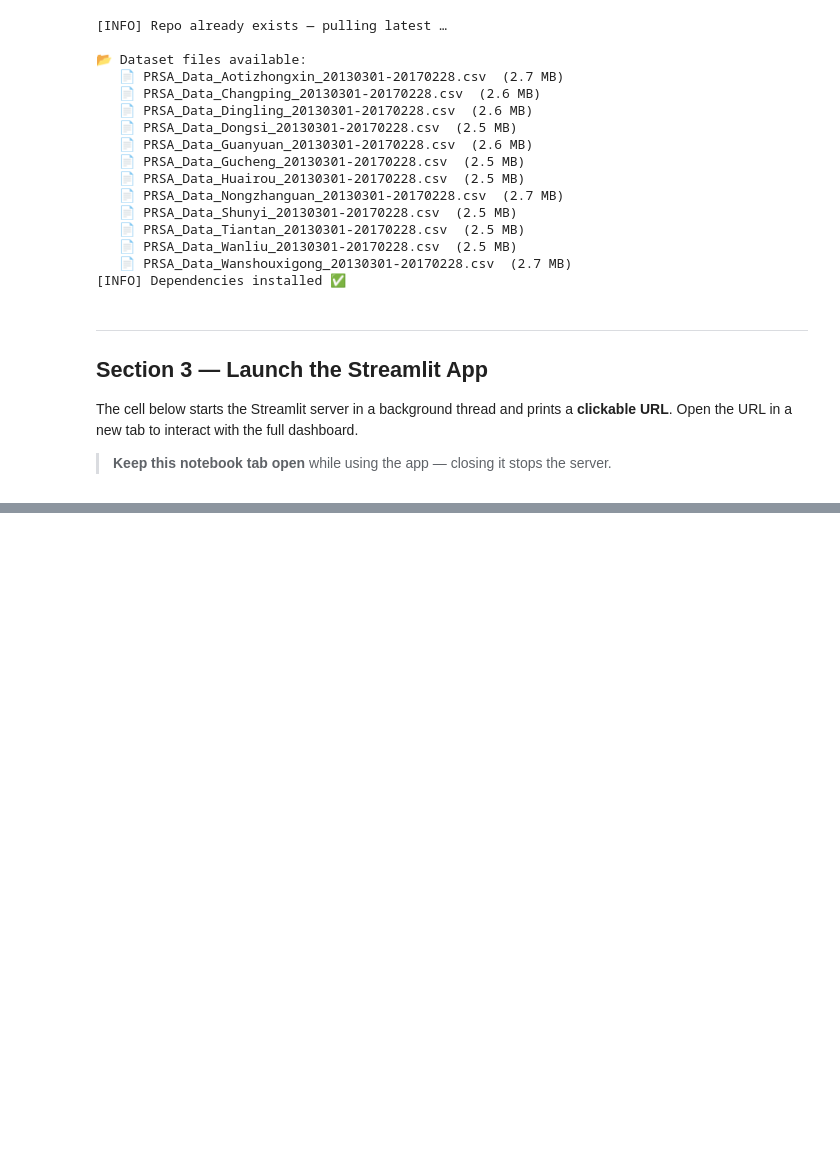
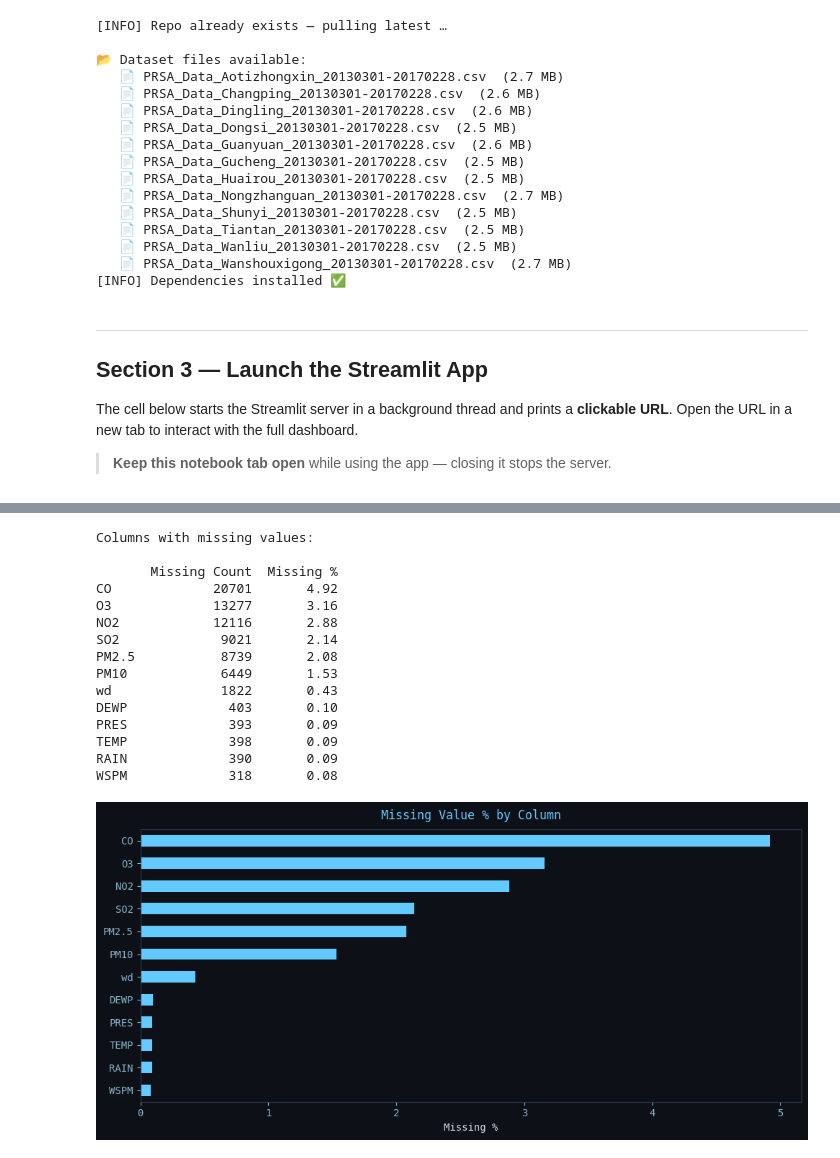
Before and after one commit to Jiyaulhaq1432/Data-Analysis-Air-quality-Analyser-web-app, a Jupyter notebook: Beijing_AQA.ipynb, the cells around one changed output, grey strips where cells are left out. Drawn from its saved outputs; the diff is of its cells as text; code cells hidden in the pictures; blank space fills up the shorter version.

Commit message:
Add data understanding (shape, dtypes, missing values) and preprocessing pipeline

```diff
--- a/Beijing_AQA.ipynb
+++ b/Beijing_AQA.ipynb
@@ -1336,0 +1509,37 @@ else:
+# %%
+# ── Missing values analysis ───────────────────────────────────────────────────
+miss = pd.DataFrame({
+    "Missing Count": df_raw.isnull().sum(),
+    "Missing %":     (df_raw.isnull().mean() * 100).round(2),
+}).query("`Missing Count` > 0").sort_values("Missing %", ascending=False)
+
+if len(miss):
+    print("Columns with missing values:\n")
+    print(miss.to_string())
+
+    fig, ax = plt.subplots(figsize=(10, max(3, len(miss) * 0.4)))
+    miss["Missing %"].plot.barh(ax=ax, color=ACCENT, edgecolor="none")
+    ax.set_title("Missing Value % by Column", color=ACCENT, pad=10)
+    ax.set_xlabel("Missing %")
+    ax.invert_yaxis()
+    plt.tight_layout()
+    plt.show()
+else:
+    print("✅  No missing values found.")
+# %% [output]
+Columns with missing values:
+
+       Missing Count  Missing %
+CO             20701       4.92
+O3             13277       3.16
+NO2            12116       2.88
+SO2             9021       2.14
+PM2.5           8739       2.08
+PM10            6449       1.53
+wd              1822       0.43
+DEWP             403       0.10
+PRES             393       0.09
+TEMP             398       0.09
+RAIN             390       0.09
+WSPM             318       0.08
+[figure, added]
```
Also changed, not shown: parts of 13 cells of this notebook.
